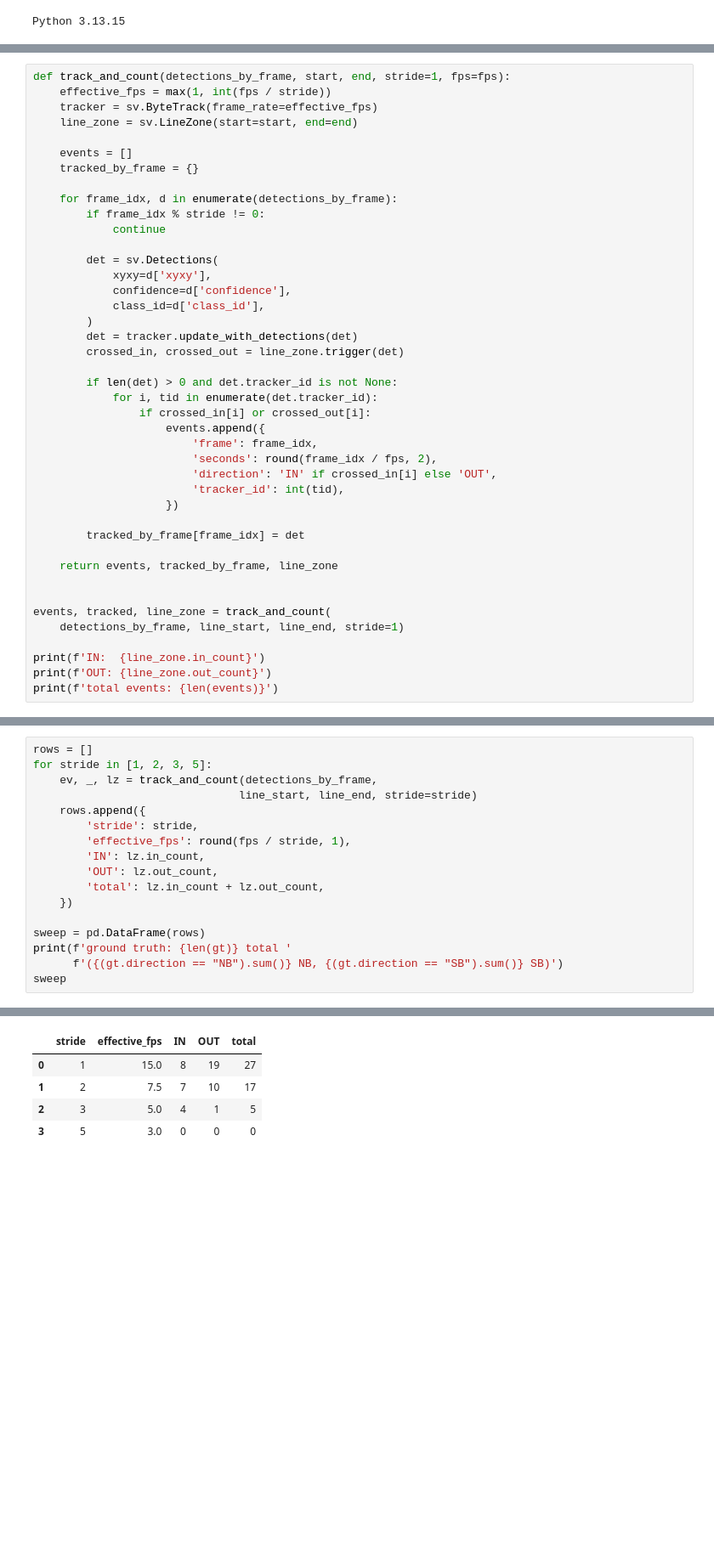
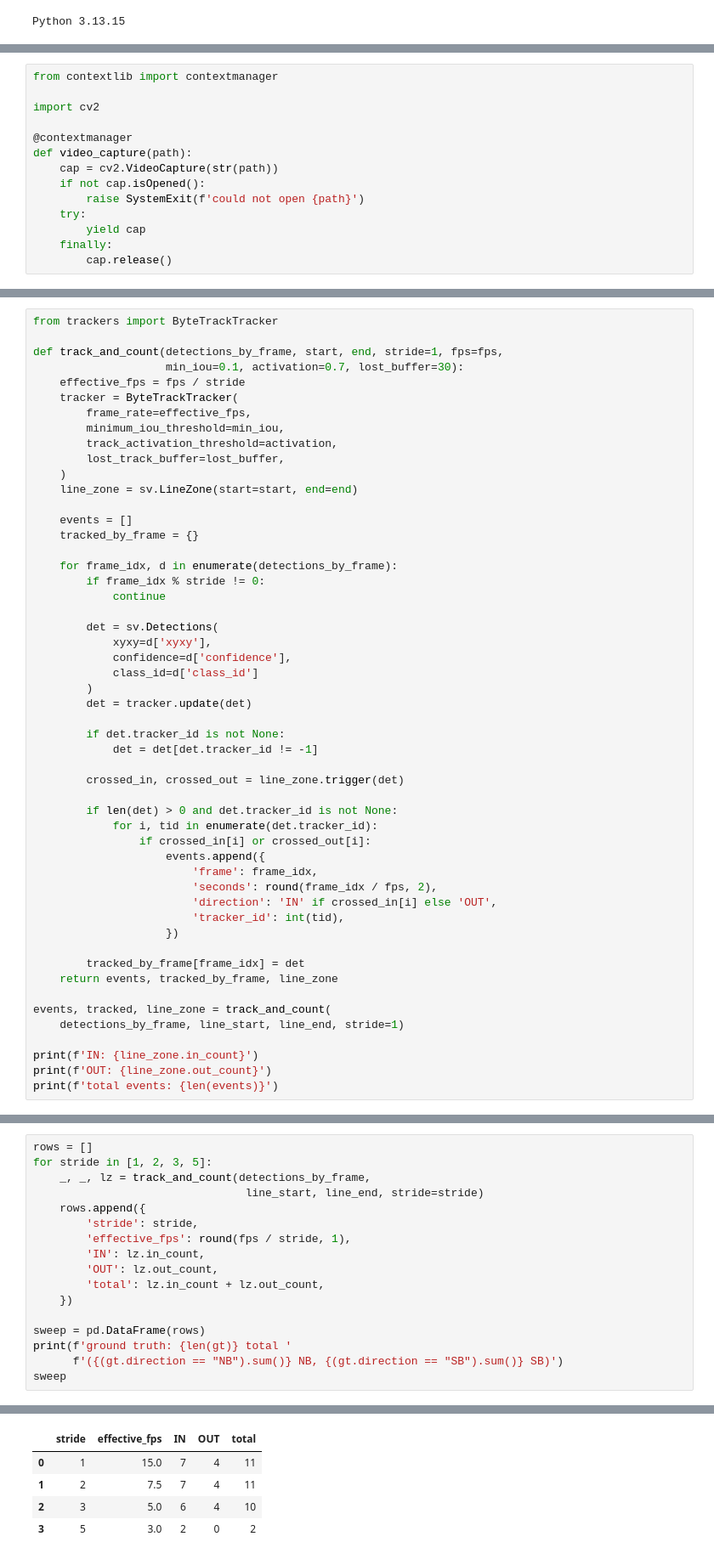
Before and after one commit to alabbott/bikecounter, a Jupyter notebook: count_bikes.ipynb, the cells around one changed output, grey strips where cells are left out. Shown at 85% size. Saved outputs shown, nothing was run; the diff lists cells and outputs as text; blank space fills up the shorter version.

```diff
--- a/count_bikes.ipynb
+++ b/count_bikes.ipynb
@@ -44,0 +82,14 @@ loaded alan-l-abbott-gmail-com/bikecounter-2-rfdetr-small-t1
+# %%
+from contextlib import contextmanager
+
+import cv2
+
+@contextmanager
+def video_capture(path):
+    cap = cv2.VideoCapture(str(path))
+    if not cap.isOpened():
+        raise SystemExit(f'could not open {path}')
+    try:
+        yield cap
+    finally:
+        cap.release()
@@ -110,7 +184,15 @@ confidence: min 0.40  median 0.83  max 0.96
 # %%
-def track_and_count(detections_by_frame, start, end, stride=1, fps=fps):
-    effective_fps = max(1, int(fps / stride))
-    tracker = sv.ByteTrack(frame_rate=effective_fps)
+from trackers import ByteTrackTracker
+
+def track_and_count(detections_by_frame, start, end, stride=1, fps=fps,
+                    min_iou=0.1, activation=0.7, lost_buffer=30):
+    effective_fps = fps / stride
+    tracker = ByteTrackTracker(
+        frame_rate=effective_fps,
+        minimum_iou_threshold=min_iou,
+        track_activation_threshold=activation,
+        lost_track_buffer=lost_buffer,
+    )
     line_zone = sv.LineZone(start=start, end=end)
 
     events = []
@@ -123,9 +205,13 @@ def track_and_count(detections_by_frame, start, end, stride=1, fps=fps):
         det = sv.Detections(
             xyxy=d['xyxy'],
             confidence=d['confidence'],
-            class_id=d['class_id'],
+            class_id=d['class_id']
         )
-        det = tracker.update_with_detections(det)
+        det = tracker.update(det)
+
+        if det.tracker_id is not None:
+            det = det[det.tracker_id != -1]
+
         crossed_in, crossed_out = line_zone.trigger(det)
 
         if len(det) > 0 and det.tracker_id is not None:
@@ -139,14 +225,12 @@ def track_and_count(detections_by_frame, start, end, stride=1, fps=fps):
                     })
 
         tracked_by_frame[frame_idx] = det
-
     return events, tracked_by_frame, line_zone
-
 
 events, tracked, line_zone = track_and_count(
     detections_by_frame, line_start, line_end, stride=1)
 
-print(f'IN:  {line_zone.in_count}')
+print(f'IN: {line_zone.in_count}')
 print(f'OUT: {line_zone.out_count}')
 print(f'total events: {len(events)}')
 # %% [output]
@@ -335,8 +438,8 @@ show_frame(clip, 4103, tracked)
 # %%
 rows = []
 for stride in [1, 2, 3, 5]:
-    ev, _, lz = track_and_count(detections_by_frame,
-                               line_start, line_end, stride=stride)
+    _, _, lz = track_and_count(detections_by_frame,
+                                line_start, line_end, stride=stride)
     rows.append({
         'stride': stride,
         'effective_fps': round(fps / stride, 1),
@@ -354,5 +457,5 @@ ground truth: 30 total (19 NB, 11 SB)
 |  | stride | effective_fps | IN | OUT | total |
-| 0 | 1 | 15.0 | 8 | 19 | 27 |
-| 1 | 2 | 7.5 | 7 | 10 | 17 |
-| 2 | 3 | 5.0 | 4 | 1 | 5 |
-| 3 | 5 | 3.0 | 0 | 0 | 0 |
+| 0 | 1 | 15.0 | 7 | 4 | 11 |
+| 1 | 2 | 7.5 | 7 | 4 | 11 |
+| 2 | 3 | 5.0 | 6 | 4 | 10 |
+| 3 | 5 | 3.0 | 2 | 0 | 2 |
```
Also changed, not shown: parts of 26 cells of this notebook, 3 other files.
